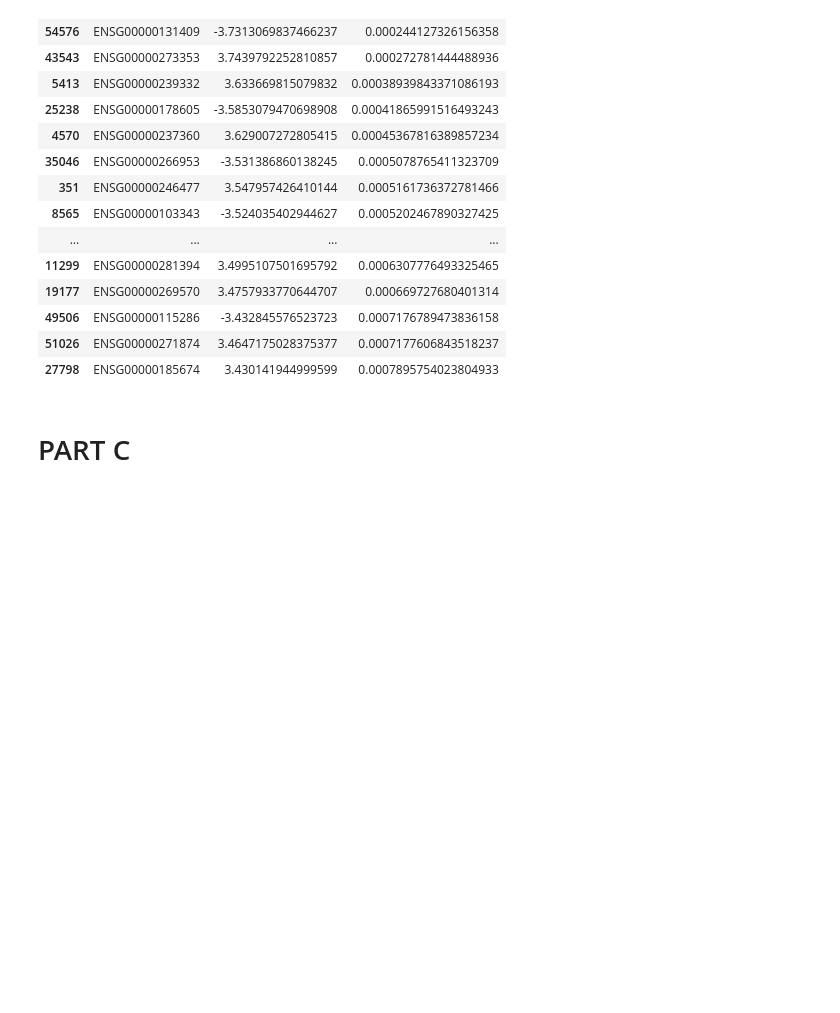
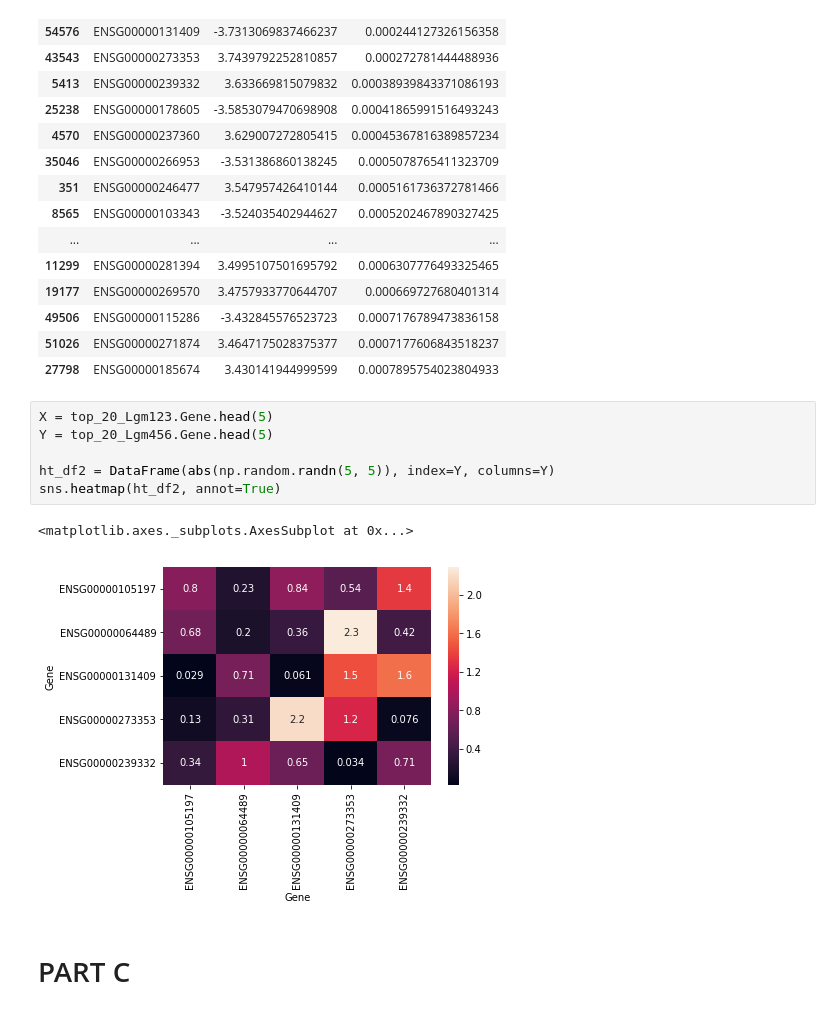
Before and after one commit to kanzabatool/Comp_genomics, a Jupyter notebook: computational_genomics.ipynb, the cells around one changed output. Saved outputs shown, nothing was run; the diff lists cells and outputs as text; blank space fills up the shorter version.

```diff
--- a/computational_genomics.ipynb
+++ b/computational_genomics.ipynb
@@ -471,6 +331,15 @@ top_20_Lgm456.head(20)
 | 49506 | ENSG00000115286 | -3.432845576523723 | 0.0007176789473836158 |
 | 51026 | ENSG00000271874 | 3.4647175028375377 | 0.0007177606843518237 |
 | 27798 | ENSG00000185674 | 3.430141944999599 | 0.0007895754023804933 |
+# %%
+X = top_20_Lgm123.Gene.head(5)
+Y = top_20_Lgm456.Gene.head(5)
+
+ht_df2 = DataFrame(abs(np.random.randn(5, 5)), index=Y, columns=Y)
+sns.heatmap(ht_df2, annot=True)
+# %% [output]
+<matplotlib.axes._subplots.AxesSubplot at 0x...>
+[figure, added]
 # %% [markdown]
 # PART C
 # %% [markdown]
```
Also changed, not shown: parts of 24 cells of this notebook.
